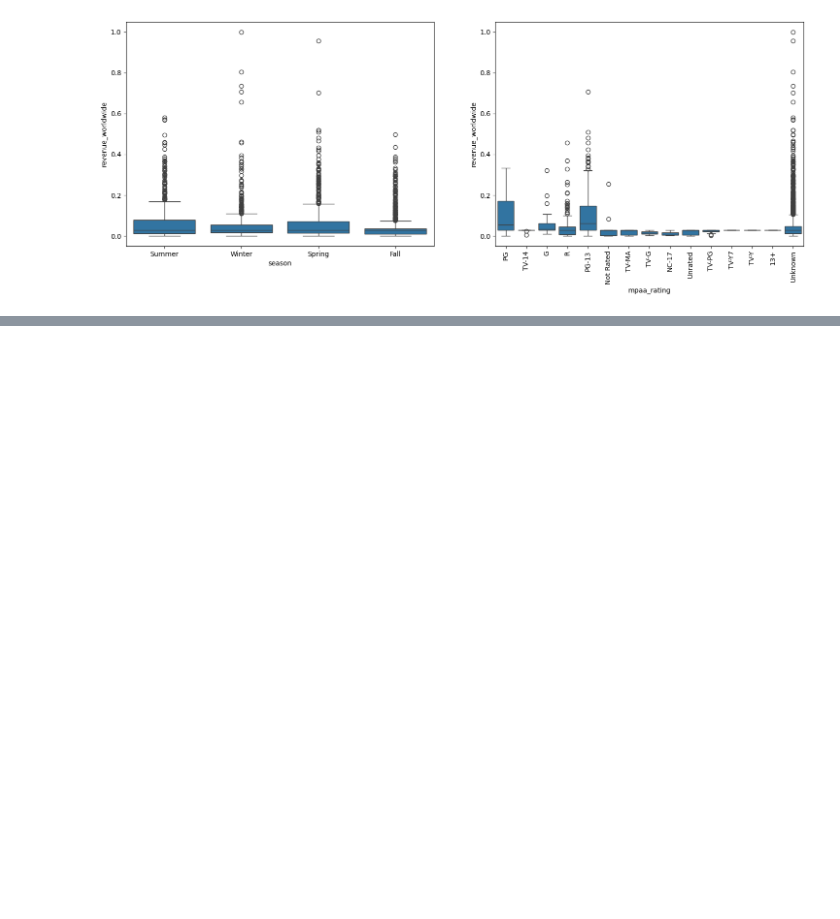
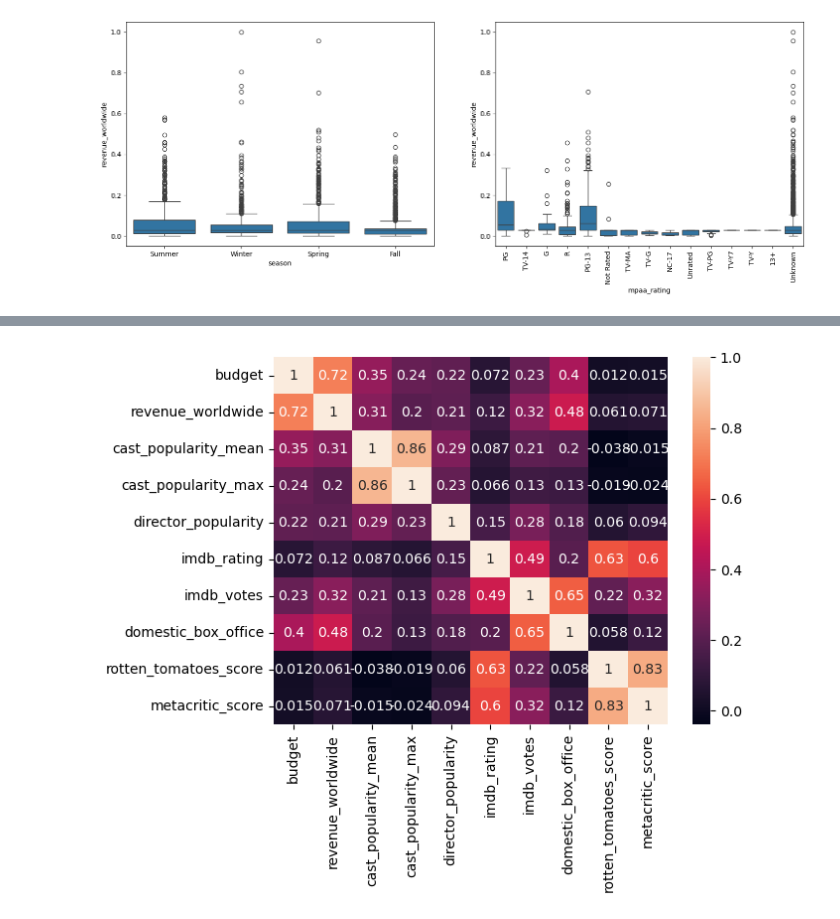
Before and after one commit to muhammad-ahmed-gh/movies-data-analysis, a Jupyter notebook: exploration.ipynb, the cells around one changed output, grey strips where cells are left out. Cells and saved outputs as stored; diff of their text form; code cells hidden in the pictures; blank space fills up the shorter version.

```diff
--- a/exploration.ipynb
+++ b/exploration.ipynb
@@ -56,0 +73,4 @@ sb.boxplot(data=df, x='mpaa_rating', y='revenue_worldwide');
+# %%
+sb.heatmap(df.loc[:,df.dtypes == 'float64'].corr(), annot=True);
+# %% [output]
+[figure, added]
```
Also changed, not shown: parts of 3 cells of this notebook.
